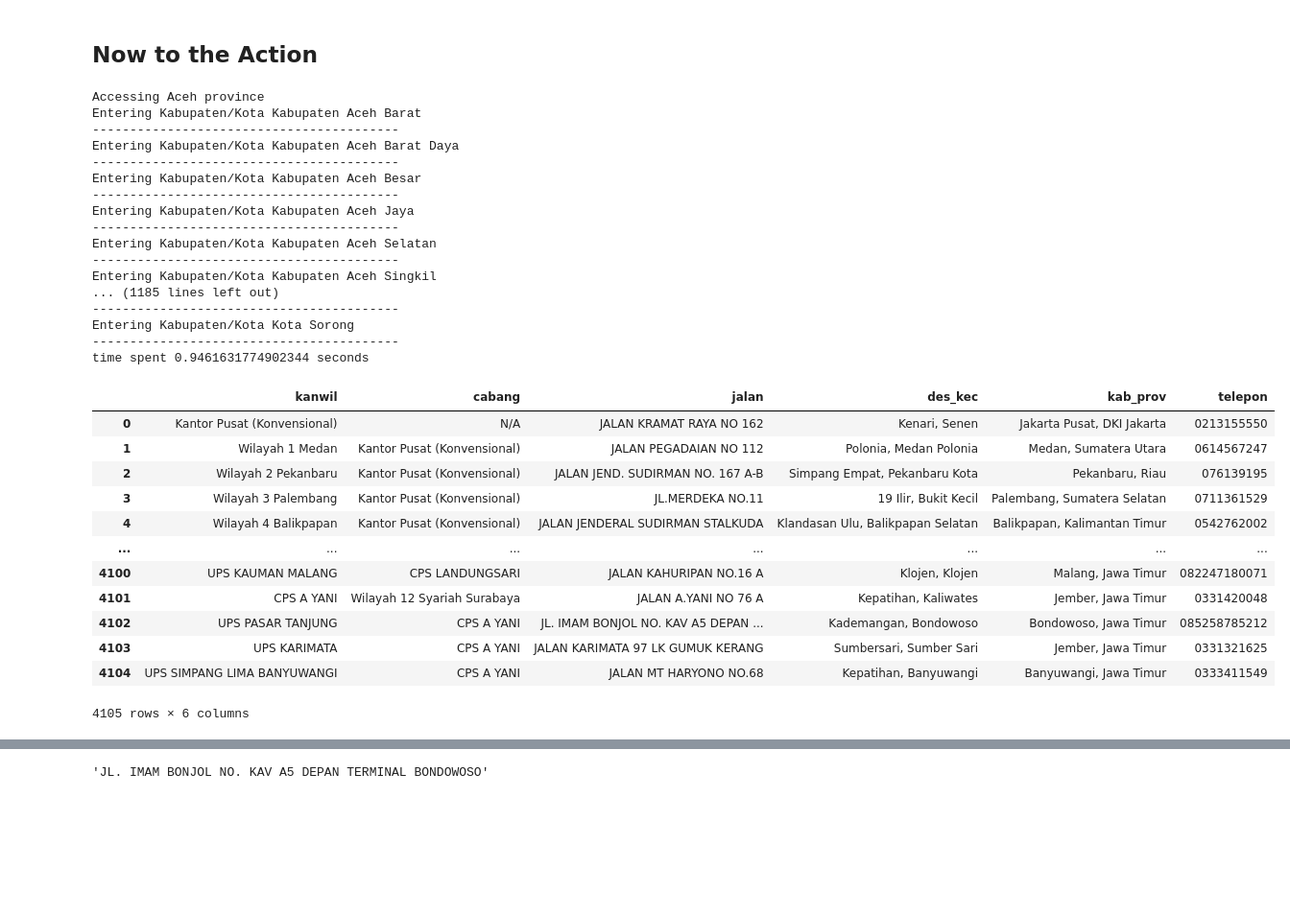
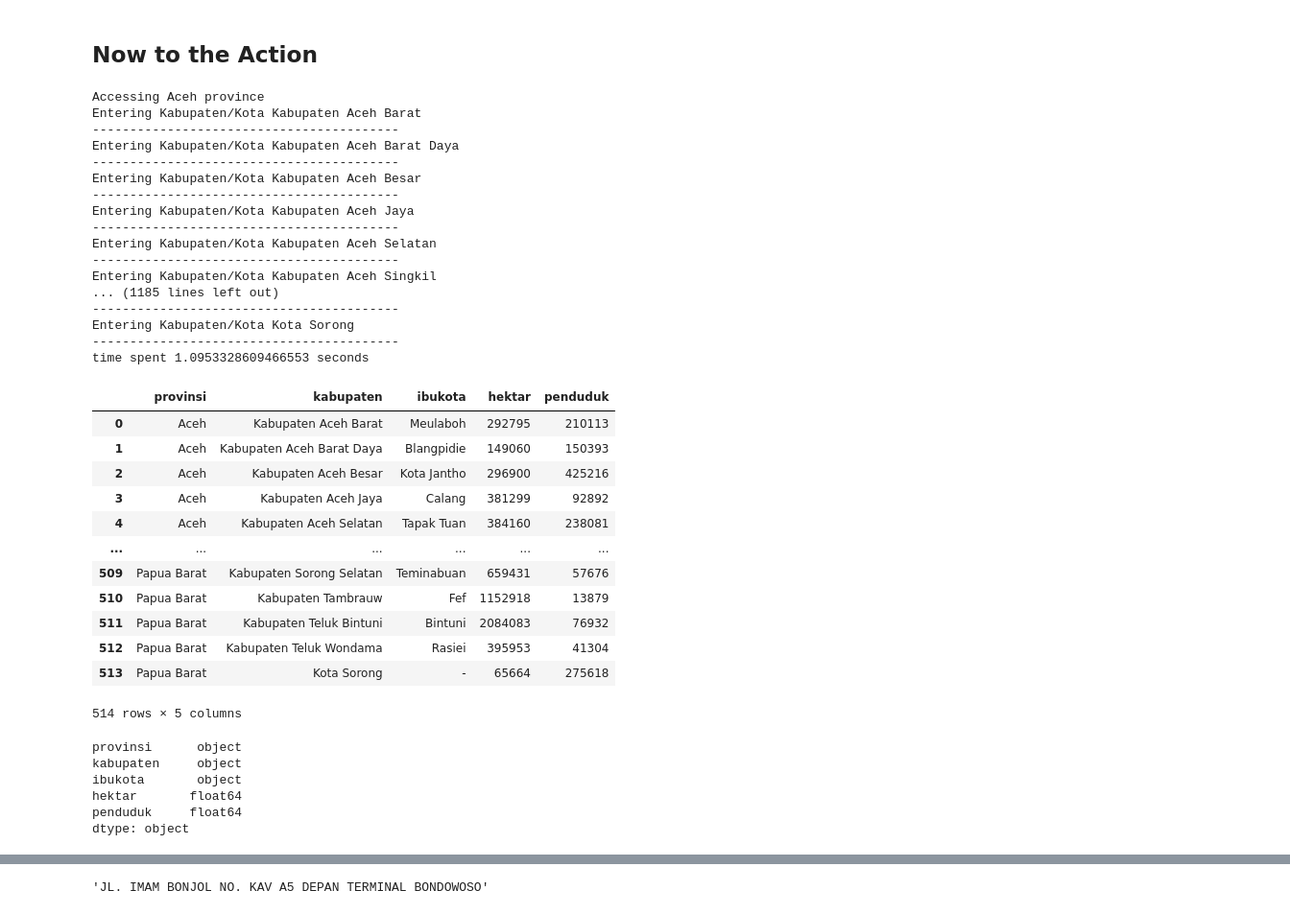
Before and after one commit to alifsuss/KabupatenDataIndonesia, a Jupyter notebook: KabupatenDataIndonesia_scrap.ipynb, the cells around one changed output, grey strips where cells are left out. Shown at 96% size. Cells and saved outputs as stored; diff of their text form; code cells hidden in the pictures; blank space fills up the shorter version.

```diff
--- a/KabupatenDataIndonesia_scrap.ipynb
+++ b/KabupatenDataIndonesia_scrap.ipynb
@@ -114,19 +114,19 @@ for i in range(len(tables)):
         print("-----------------------------------------")
 
         #Province
-        provinsi.append(names[i].find('span', {'class': 'mw-headline'}).text)
+        provinsi.append(names[i].find('span', {'class': 'mw-headline'}).text.replace('\n',''))
 
         #kabupaten
-        kabupaten.append(tables[i].findAll('tr')[j].findAll('td')[1].text)
+        kabupaten.append(tables[i].findAll('tr')[j].findAll('td')[1].text.replace('\n',''))
 
         #ibukota
-        ibukota.append(tables[i].findAll('tr')[j].findAll('td')[2].text)
+        ibukota.append(tables[i].findAll('tr')[j].findAll('td')[2].text.replace('\n',''))
 
         #hektar
-        hektar.append(tables[i].findAll('tr')[j].findAll('td')[4].text.replace('.','').replace(',',''))
+        hektar.append(tables[i].findAll('tr')[j].findAll('td')[4].text.replace('.','').replace(',','').rstrip())
 
         #penduduk
-        penduduk.append(tables[i].findAll('tr')[j].findAll('td')[5].text.replace('.',''))
+        penduduk.append(tables[i].findAll('tr')[j].findAll('td')[5].text.replace('.','').rstrip())
 
 print("time spent {} seconds".format(time.time() - start))
 # %% [output]
@@ -146,24 +146,24 @@ Entering Kabupaten/Kota Kabupaten Aceh Singkil
 -----------------------------------------
 Entering Kabupaten/Kota Kota Sorong
 -----------------------------------------
-time spent 0.9461631774902344 seconds
+time spent 1.0953328609466553 seconds
 # %%
-himpun =[Kanwil, Cabang, Jalan, Des_Kec, Kab_Prov, Telp]
+himpun =[provinsi, kabupaten, ibukota, hektar, penduduk]
 df = pd.DataFrame(himpun).T
-df.columns = ["kanwil", "cabang", "jalan", "des_kec", "kab_prov", "telepon"]
+df.columns = ["provinsi", "kabupaten", "ibukota", "hektar", "penduduk"]
 
 display(df)
 # %% [output]
-|  | kanwil | cabang | jalan | des_kec | kab_prov | telepon |
-| 0 | Kantor Pusat (Konvensional) | N/A | JALAN KRAMAT RAYA NO 162 | Kenari, Senen | Jakarta Pusat, DKI Jakarta | 0213155550 |
-| 1 | Wilayah 1 Medan | Kantor Pusat (Konvensional) | JALAN PEGADAIAN NO 112 | Polonia, Medan Polonia | Medan, Sumatera Utara | 0614567247 |
-| 2 | Wilayah 2 Pekanbaru | Kantor Pusat (Konvensional) | JALAN JEND. SUDIRMAN NO. 167 A-B | Simpang Empat, Pekanbaru Kota | Pekanbaru, Riau | 076139195 |
-| 3 | Wilayah 3 Palembang | Kantor Pusat (Konvensional) | JL.MERDEKA NO.11 | 19 Ilir, Bukit Kecil | Palembang, Sumatera Selatan | 0711361529 |
-| 4 | Wilayah 4 Balikpapan | Kantor Pusat (Konvensional) | JALAN JENDERAL SUDIRMAN STALKUDA | Klandasan Ulu, Balikpapan Selatan | Balikpapan, Kalimantan Timur | 0542762002 |
-| ... | ... | ... | ... | ... | ... | ... |
-| 4100 | UPS KAUMAN MALANG | CPS LANDUNGSARI | JALAN KAHURIPAN NO.16 A | Klojen, Klojen | Malang, Jawa Timur | 082247180071 |
-| 4101 | CPS A YANI | Wilayah 12 Syariah Surabaya | JALAN A.YANI NO 76 A | Kepatihan, Kaliwates | Jember, Jawa Timur | 0331420048 |
-| 4102 | UPS PASAR TANJUNG | CPS A YANI | JL. IMAM BONJOL NO. KAV A5 DEPAN ... | Kademangan, Bondowoso | Bondowoso, Jawa Timur | 085258785212 |
-| 4103 | UPS KARIMATA | CPS A YANI | JALAN KARIMATA 97 LK GUMUK KERANG | Sumbersari, Sumber Sari | Jember, Jawa Timur | 0331321625 |
-| 4104 | UPS SIMPANG LIMA BANYUWANGI | CPS A YANI | JALAN MT HARYONO NO.68 | Kepatihan, Banyuwangi | Banyuwangi, Jawa Timur | 0333411549 |
+|  | provinsi | kabupaten | ibukota | hektar | penduduk |
+| 0 | Aceh | Kabupaten Aceh Barat | Meulaboh | 292795 | 210113 |
+| 1 | Aceh | Kabupaten Aceh Barat Daya | Blangpidie | 149060 | 150393 |
+| 2 | Aceh | Kabupaten Aceh Besar | Kota Jantho | 296900 | 425216 |
+| 3 | Aceh | Kabupaten Aceh Jaya | Calang | 381299 | 92892 |
+| 4 | Aceh | Kabupaten Aceh Selatan | Tapak Tuan | 384160 | 238081 |
+| ... | ... | ... | ... | ... | ... |
+| 509 | Papua Barat | Kabupaten Sorong Selatan | Teminabuan | 659431 | 57676 |
+| 510 | Papua Barat | Kabupaten Tambrauw | Fef | 1152918 | 13879 |
+| 511 | Papua Barat | Kabupaten Teluk Bintuni | Bintuni | 2084083 | 76932 |
+| 512 | Papua Barat | Kabupaten Teluk Wondama | Rasiei | 395953 | 41304 |
+| 513 | Papua Barat | Kota Sorong | - | 65664 | 275618 |
-4105 rows × 6 columns
+514 rows × 5 columns
@@ -169,0 +172,9 @@ display(df)
+# %%
+df.dtypes
+# %% [output]
+provinsi      object
+kabupaten     object
+ibukota       object
+hektar       float64
+penduduk     float64
+dtype: object
```
Also changed, not shown: parts of 3 cells of this notebook, 1 other file.
